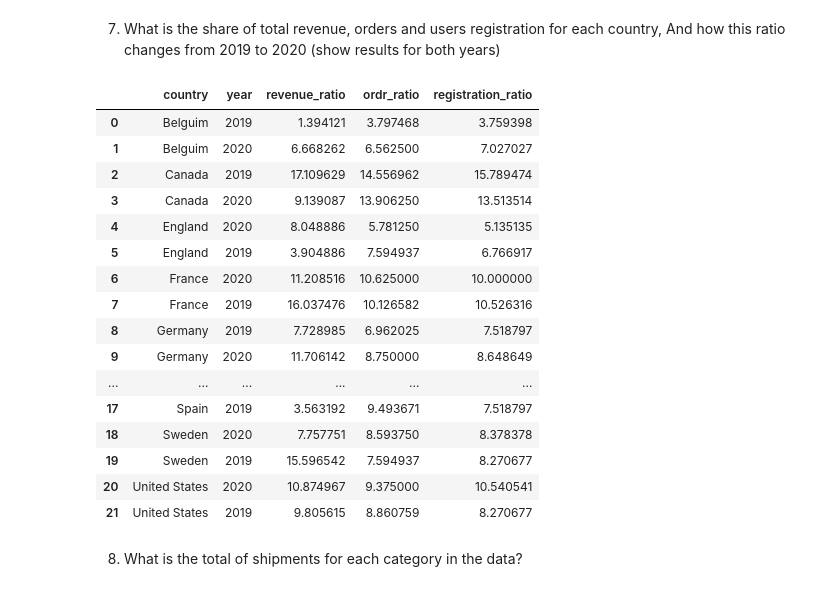
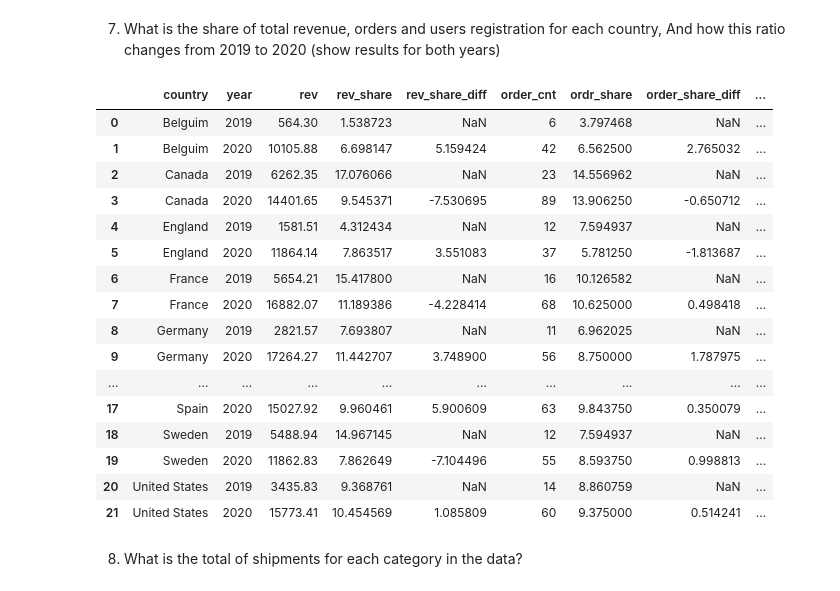
Before and after one commit to tryko/sql_excel_project, a Jupyter notebook: Eitan_Itay_sql_excel_project_step_1.ipynb, the cells around one changed output. Cells and saved outputs as stored; diff of their text form; code cells hidden in the pictures.

```diff
--- a/Eitan_Itay_sql_excel_project_step_1.ipynb
+++ b/Eitan_Itay_sql_excel_project_step_1.ipynb
@@ -158,49 +158,70 @@ display(queryResult(query6))
 # %%
 query7 = '''
             select
                 country,
                 year,
-                revenue / sum(revenue) over (partition by year) *100 as revenue_ratio,
-                order_cnt / sum(order_cnt) over (partition by year) *100 as ordr_ratio,
-                customer_cnt / sum(customer_cnt) over (partition by year) *100 as registration_ratio
+                rev,
+                rev_share,
+                rev_share - LAG(rev_share) OVER (PARTITION BY country ORDER BY year) AS rev_share_diff,
+                order_cnt,
+                ordr_share,
+                ordr_share - LAG(ordr_share) OVER (PARTITION BY country ORDER BY year) AS order_share_diff,
+                registration_cnt,
+                registration_share,
+                registration_share - LAG(registration_share) OVER (PARTITION BY country ORDER BY year) AS reg_share_diff
+
             from
                 (select
-                        country,
-                        sum(price * amount) as revenue,
-                        count(distinct orders.order_id) as order_cnt,
-                        count(distinct customer_info.customer_id) as customer_cnt,
-                        extract(year from orders.date) :: int as year
-                from customer_info left join countries on countries.country_id = customer_info.country_id
-                                   left join orders on customer_info.customer_id = orders.customer_id
-                                   left join order_details on orders.order_id = order_details.order_id
-                                   left join items on order_details.item_id = items.item_id
-                                   left join registration on registration.customer_id = customer_info.customer_id
-                where extract(year from date) > 2018 and extract(year from date) < 2021
-                group by country, year
-                ) as final_table
-        order by country
+                    country,
+                    year,
+                    rev,
+                    rev / sum(rev) over (partition by year) *100 as rev_share,
+                    order_cnt,
+                    order_cnt / sum(order_cnt) over (partition by year) *100 as ordr_share,
+                    registration_cnt,
+                    registration_cnt / sum(registration_cnt) over (partition by year) *100 as registration_share
+
+
+                from
+                    (select
+                            country,
+                            sum(case when countries.symbol = 'US' then categories.us_ship else categories.other_ship end +  price * amount)   as rev,
+                            count(distinct orders.order_id) as order_cnt,
+                            count(distinct customer_info.customer_id) as registration_cnt,
+                            extract(year from orders.date) :: int as year
+                    from customer_info left join countries on countries.country_id = customer_info.country_id
+                                    left join orders on customer_info.customer_id = orders.customer_id
+                                    left join order_details on orders.order_id = order_details.order_id
+                                    left join items on order_details.item_id = items.item_id
+                                    left join registration on registration.customer_id = customer_info.customer_id
+                                    left join categories on items.category_id = categories.category_id
+                    where (extract(year from date) in (2019,2020)) and (extract(year from "Registration") in (2019,2020))
+                    group by country, year
+                    ) as cnt_subq
+                order by country
+                ) as share_subq
          '''
 
 
 display(queryResult(query7))
 # %% [output]
-|  | country | year | revenue_ratio | ordr_ratio | registration_ratio |
-| 0 | Belguim | 2019 | 1.394121 | 3.797468 | 3.759398 |
-| 1 | Belguim | 2020 | 6.668262 | 6.562500 | 7.027027 |
-| 2 | Canada | 2019 | 17.109629 | 14.556962 | 15.789474 |
-| 3 | Canada | 2020 | 9.139087 | 13.906250 | 13.513514 |
-| 4 | England | 2020 | 8.048886 | 5.781250 | 5.135135 |
-| 5 | England | 2019 | 3.904886 | 7.594937 | 6.766917 |
-| 6 | France | 2020 | 11.208516 | 10.625000 | 10.000000 |
-| 7 | France | 2019 | 16.037476 | 10.126582 | 10.526316 |
-| 8 | Germany | 2019 | 7.728985 | 6.962025 | 7.518797 |
-| 9 | Germany | 2020 | 11.706142 | 8.750000 | 8.648649 |
-| ... | ... | ... | ... | ... | ... |
-| 17 | Spain | 2019 | 3.563192 | 9.493671 | 7.518797 |
-| 18 | Sweden | 2020 | 7.757751 | 8.593750 | 8.378378 |
-| 19 | Sweden | 2019 | 15.596542 | 7.594937 | 8.270677 |
-| 20 | United States | 2020 | 10.874967 | 9.375000 | 10.540541 |
-| 21 | United States | 2019 | 9.805615 | 8.860759 | 8.270677 |
+|  | country | year | rev | rev_share | rev_share_diff | order_cnt | ordr_share | order_share_diff | ... |
+| 0 | Belguim | 2019 | 564.30 | 1.538723 | NaN | 6 | 3.797468 | NaN | ... |
+| 1 | Belguim | 2020 | 10105.88 | 6.698147 | 5.159424 | 42 | 6.562500 | 2.765032 | ... |
+| 2 | Canada | 2019 | 6262.35 | 17.076066 | NaN | 23 | 14.556962 | NaN | ... |
+| 3 | Canada | 2020 | 14401.65 | 9.545371 | -7.530695 | 89 | 13.906250 | -0.650712 | ... |
+| 4 | England | 2019 | 1581.51 | 4.312434 | NaN | 12 | 7.594937 | NaN | ... |
+| 5 | England | 2020 | 11864.14 | 7.863517 | 3.551083 | 37 | 5.781250 | -1.813687 | ... |
+| 6 | France | 2019 | 5654.21 | 15.417800 | NaN | 16 | 10.126582 | NaN | ... |
+| 7 | France | 2020 | 16882.07 | 11.189386 | -4.228414 | 68 | 10.625000 | 0.498418 | ... |
+| 8 | Germany | 2019 | 2821.57 | 7.693807 | NaN | 11 | 6.962025 | NaN | ... |
+| 9 | Germany | 2020 | 17264.27 | 11.442707 | 3.748900 | 56 | 8.750000 | 1.787975 | ... |
+| ... | ... | ... | ... | ... | ... | ... | ... | ... | ... |
+| 17 | Spain | 2020 | 15027.92 | 9.960461 | 5.900609 | 63 | 9.843750 | 0.350079 | ... |
+| 18 | Sweden | 2019 | 5488.94 | 14.967145 | NaN | 12 | 7.594937 | NaN | ... |
+| 19 | Sweden | 2020 | 11862.83 | 7.862649 | -7.104496 | 55 | 8.593750 | 0.998813 | ... |
+| 20 | United States | 2019 | 3435.83 | 9.368761 | NaN | 14 | 8.860759 | NaN | ... |
+| 21 | United States | 2020 | 15773.41 | 10.454569 | 1.085809 | 60 | 9.375000 | 0.514241 | ... |
 # %% [markdown]
 
 8. What is the total of shipments for each category in the data?
```
